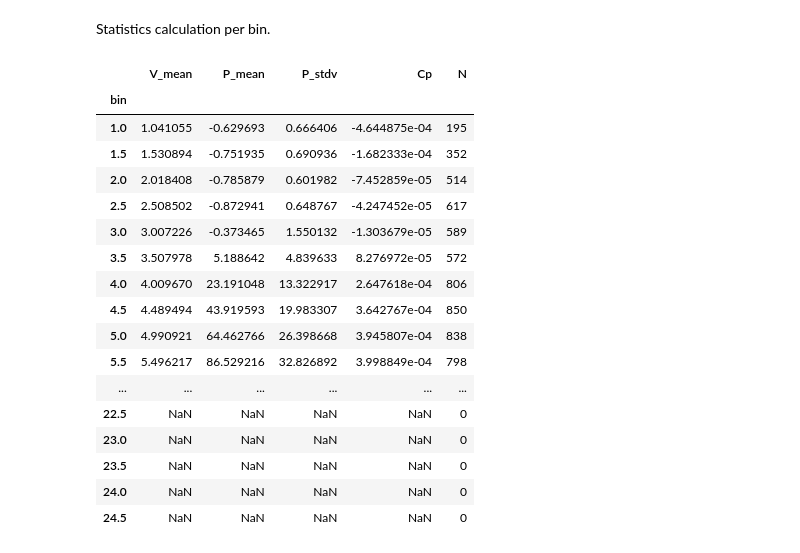
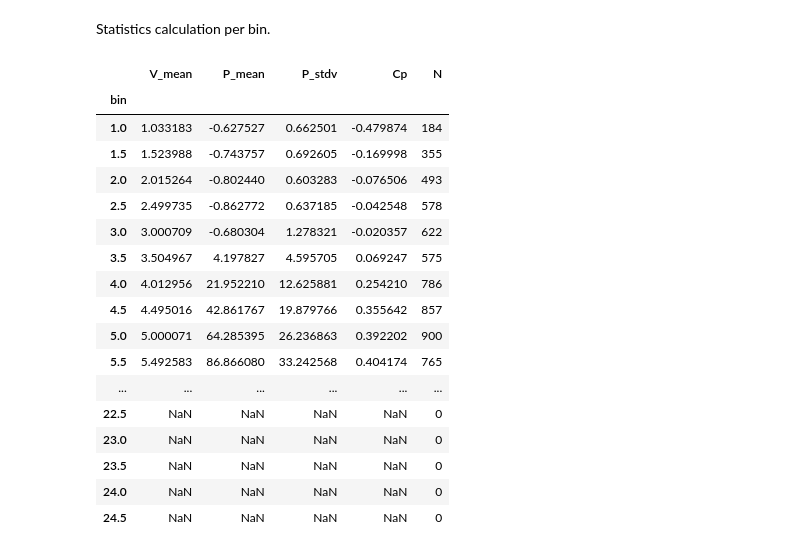
Before and after one commit to s254253/46400-WTMT, a Jupyter notebook: assignment3/question1.ipynb, the cells around one changed output. Drawn from its saved outputs; the diff is of its cells as text; code cells hidden in the pictures.

Commit message:
10-min density and power curve corrected

```diff
--- a/assignment3/question1.ipynb
+++ b/assignment3/question1.ipynb
@@ -325,6 +325,6 @@ Since V52 is actively controlled (in fact we have a varying pitch and rotor spee
 # %%
 density_ref = 1.225 # kg/m^3
 
-df_filtered['Wsp_norm'] = df_filtered['Wsp_44m'] * ((density_ref / df_filtered['density']) ** (1/3))
+df_filtered['Wsp_norm'] = df_filtered['Wsp_44m'] * ((df_filtered['density']/density_ref) ** (1/3))
 df_filtered['Wsp_norm']
 # %% [output]
@@ -366,31 +366,31 @@ df_filtered
 Statistics calculation per bin.
 # %%
 A = np.pi * (V52diameter / 2) **2   # swept area by blades
-df_filtered['Cp'] = df_filtered['ActPow'] / (0.5 * df_filtered['density'] * A * (df_filtered['Wsp_norm']**3))
+df_filtered['Cp'] = df_filtered['ActPow'] * 1e3 / (0.5 * df_filtered['density'] * A * (df_filtered['Wsp_norm']**3))
 
 grouped = df_filtered.groupby('bin')
 
 power_curve = pd.DataFrame({
     'V_mean': grouped['Wsp_norm'].mean(),
     'P_mean': grouped['ActPow'].mean(),
     'P_stdv': grouped['ActPow_stdev'].mean(),
     'Cp': grouped['Cp'].mean(),
     'N': grouped['ActPow'].count()
 })
 power_curve
 # %% [output]
 |  | V_mean | P_mean | P_stdv | Cp | N |
 | bin |  |  |  |  |  |
-| 1.0 | 1.041055 | -0.629693 | 0.666406 | -4.644875e-04 | 195 |
-| 1.5 | 1.530894 | -0.751935 | 0.690936 | -1.682333e-04 | 352 |
-| 2.0 | 2.018408 | -0.785879 | 0.601982 | -7.452859e-05 | 514 |
-| 2.5 | 2.508502 | -0.872941 | 0.648767 | -4.247452e-05 | 617 |
-| 3.0 | 3.007226 | -0.373465 | 1.550132 | -1.303679e-05 | 589 |
-| 3.5 | 3.507978 | 5.188642 | 4.839633 | 8.276972e-05 | 572 |
-| 4.0 | 4.009670 | 23.191048 | 13.322917 | 2.647618e-04 | 806 |
-| 4.5 | 4.489494 | 43.919593 | 19.983307 | 3.642767e-04 | 850 |
-| 5.0 | 4.990921 | 64.462766 | 26.398668 | 3.945807e-04 | 838 |
-| 5.5 | 5.496217 | 86.529216 | 32.826892 | 3.998849e-04 | 798 |
+| 1.0 | 1.033183 | -0.627527 | 0.662501 | -0.479874 | 184 |
+| 1.5 | 1.523988 | -0.743757 | 0.692605 | -0.169998 | 355 |
+| 2.0 | 2.015264 | -0.802440 | 0.603283 | -0.076506 | 493 |
+| 2.5 | 2.499735 | -0.862772 | 0.637185 | -0.042548 | 578 |
+| 3.0 | 3.000709 | -0.680304 | 1.278321 | -0.020357 | 622 |
+| 3.5 | 3.504967 | 4.197827 | 4.595705 | 0.069247 | 575 |
+| 4.0 | 4.012956 | 21.952210 | 12.625881 | 0.254210 | 786 |
+| 4.5 | 4.495016 | 42.861767 | 19.879766 | 0.355642 | 857 |
+| 5.0 | 5.000071 | 64.285395 | 26.236863 | 0.392202 | 900 |
+| 5.5 | 5.492583 | 86.866080 | 33.242568 | 0.404174 | 765 |
 | ... | ... | ... | ... | ... | ... |
 | 22.5 | NaN | NaN | NaN | NaN | 0 |
 | 23.0 | NaN | NaN | NaN | NaN | 0 |
```
Also changed, not shown: parts of 1 cell of this notebook.
